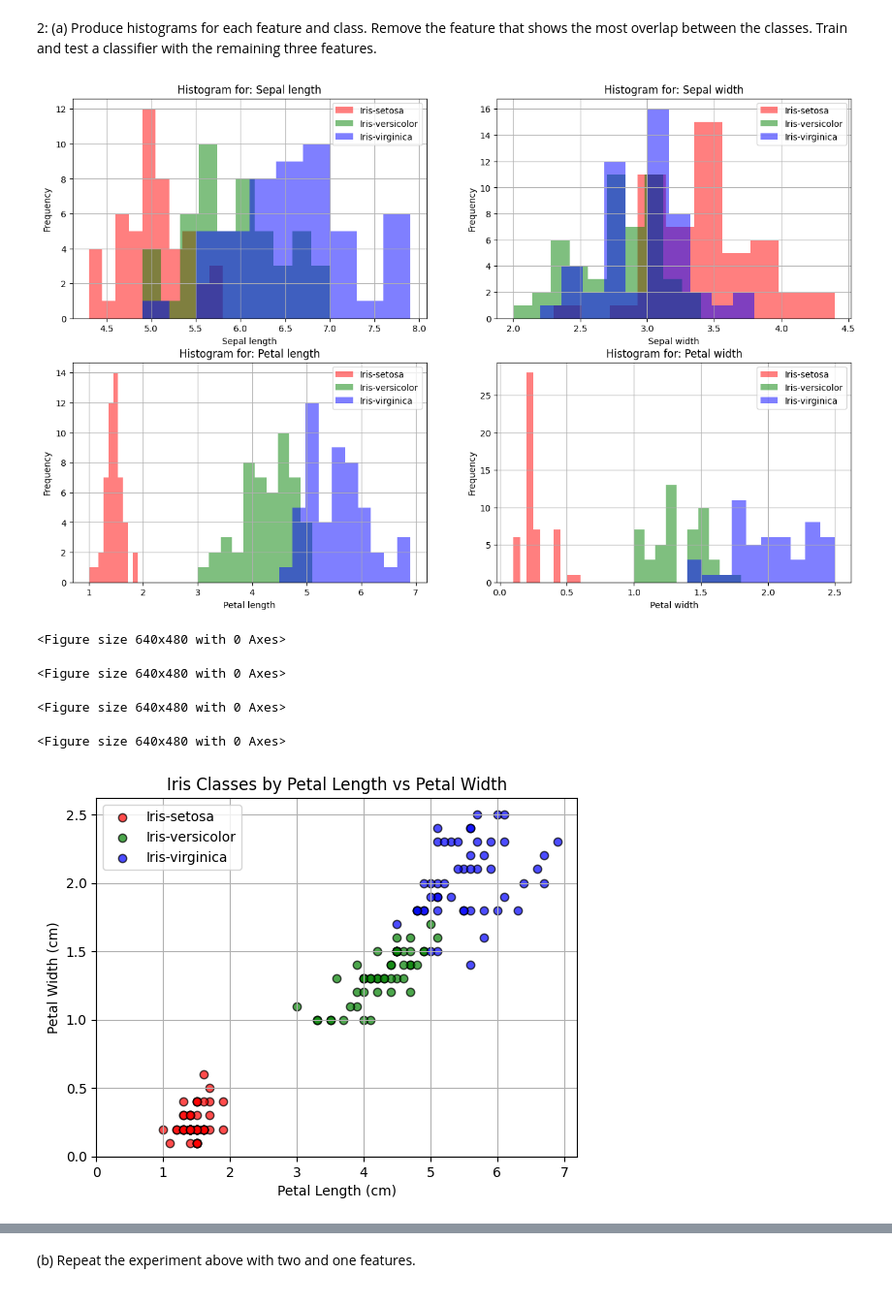
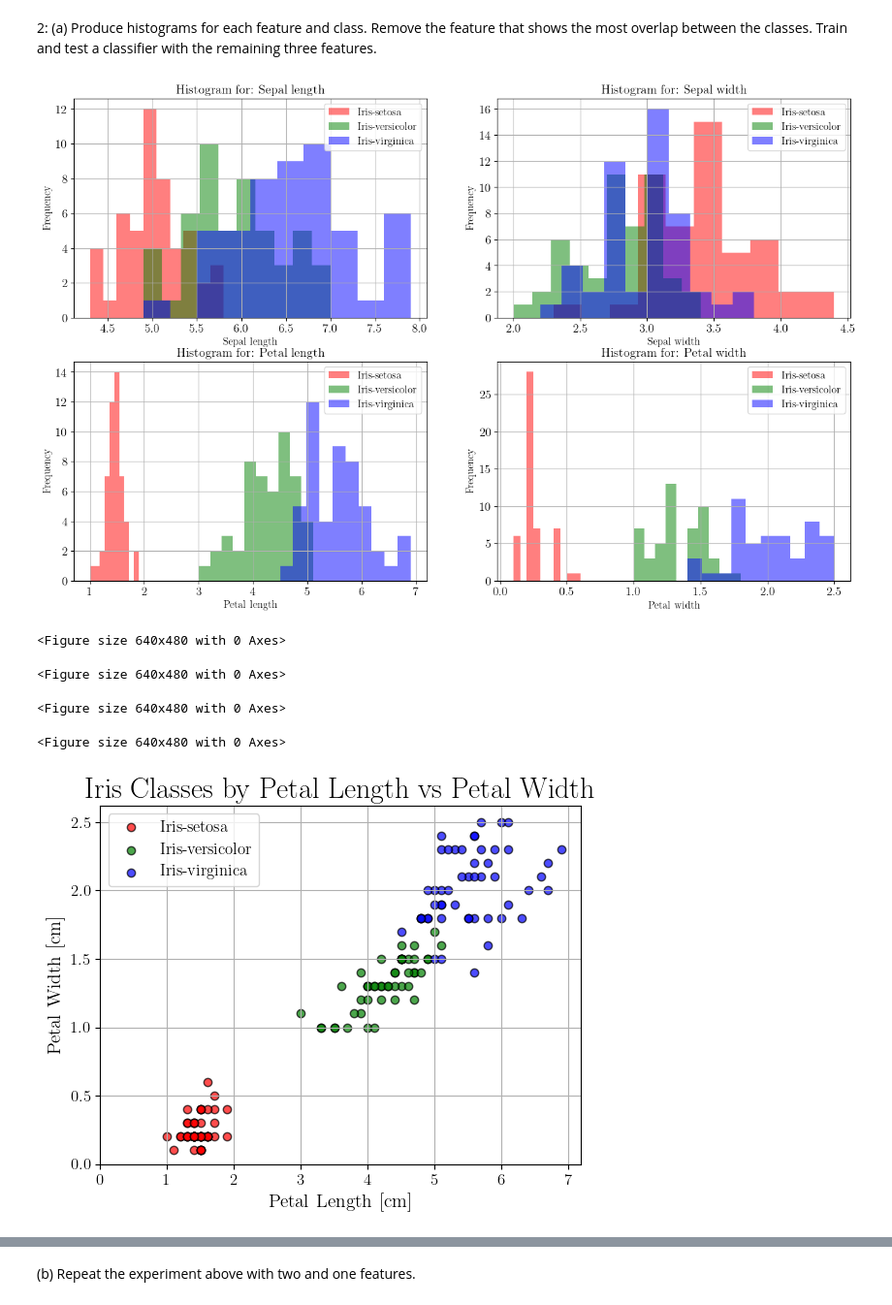
Before and after one commit to mokamv/Classification-Project, a Jupyter notebook: Task 1/iristask.ipynb, the cells around one changed output, grey strips where cells are left out. Shown at 97% size. Cells and saved outputs as stored; diff of their text form; code cells hidden in the pictures.

```diff
--- a/Task 1/iristask.ipynb
+++ b/Task 1/iristask.ipynb
@@ -175,6 +203,20 @@ Error rate for test set is 0.033
 (d) Now use the last 30 samples for training and the first 20 samples for testing.
 Repeat the training and test phases for this case.
 # %%
+import matplotlib as mpl
+
+# Latex style and font
+mpl.rcParams.update({
+    "text.usetex": True,
+    "font.family": "serif",
+    "font.serif": ["Computer Modern Roman"],
+    "axes.labelsize": 14,
+    "font.size": 18,
+    "legend.fontsize": 12,
+    "xtick.labelsize": 12,
+    "ytick.labelsize": 12,
+})
+
 X_test2 = np.concatenate([feature_data[0:20], feature_data[50:70], feature_data[100:120]])
 T_test2= np.concatenate([labels[0:20], labels[50:70], labels[100:120]])
 
@@ -221,6 +263,20 @@ Error rate for test set is 0.000
 most overlap between the classes. Train and test a classifier with the remaining
 three features.
 # %%
+import matplotlib as mpl
+
+# Latex style and font
+mpl.rcParams.update({
+    "text.usetex": True,
+    "font.family": "serif",
+    "font.serif": ["Computer Modern Roman"],
+    "axes.labelsize": 12,
+    "font.size": 12,
+    "legend.fontsize": 12,
+    "xtick.labelsize": 14,
+    "ytick.labelsize": 14,
+})
+
 data = [line.strip().split(',') for line in data1 if line.strip() != '']
 
 features = ['Sepal length', 'Sepal width', 'Petal length', 'Petal width']
@@ -245,32 +301,45 @@ for i in range(4):
 plt.tight_layout()  # Adjust spacing to avoid overlap
 plt.show()
 # %% [output]
-[figure, old version]
+[figure, new version]
 <Figure size 640x480 with 0 Axes>
 <Figure size 640x480 with 0 Axes>
 <Figure size 640x480 with 0 Axes>
 <Figure size 640x480 with 0 Axes>
 # %%
+import matplotlib as mpl
+
+# Latex style and font
+mpl.rcParams.update({
+    "text.usetex": True,
+    "font.family": "serif",
+    "font.serif": ["Computer Modern Roman"],
+    "axes.labelsize": 14,
+    "font.size": 18,
+    "legend.fontsize": 12,
+    "xtick.labelsize": 12,
+    "ytick.labelsize": 12,
+})
 
 petal_length = feature_data[:, 2]
 petal_width = feature_data[:, 3]
 
 class_names = ['Iris-setosa', 'Iris-versicolor', 'Iris-virginica']
 class_colors = ['red', 'green', 'blue']
 
 for i, class_name in enumerate(class_names):
     idx = [j for j, label in enumerate(targets) if label == class_name]
     plt.scatter(petal_length[idx], petal_width[idx],
                 color=class_colors[i], label=class_name, alpha=0.7, edgecolor='k')
 
-plt.xlabel("Petal Length (cm)")
-plt.ylabel("Petal Width (cm)")
+plt.xlabel("Petal Length [cm]")
+plt.ylabel("Petal Width [cm]")
 plt.title("Iris Classes by Petal Length vs Petal Width")
 plt.xlim(left=0)  # Start x-axis from 0
 plt.ylim(bottom=0)  # Start y-axis from 0
 plt.legend()
 plt.grid(True)
 plt.show()
 # %% [output]
-[figure, old version]
+[figure, new version]
 # %%
```
Also changed, not shown: parts of 7 cells of this notebook, 2 other files.
